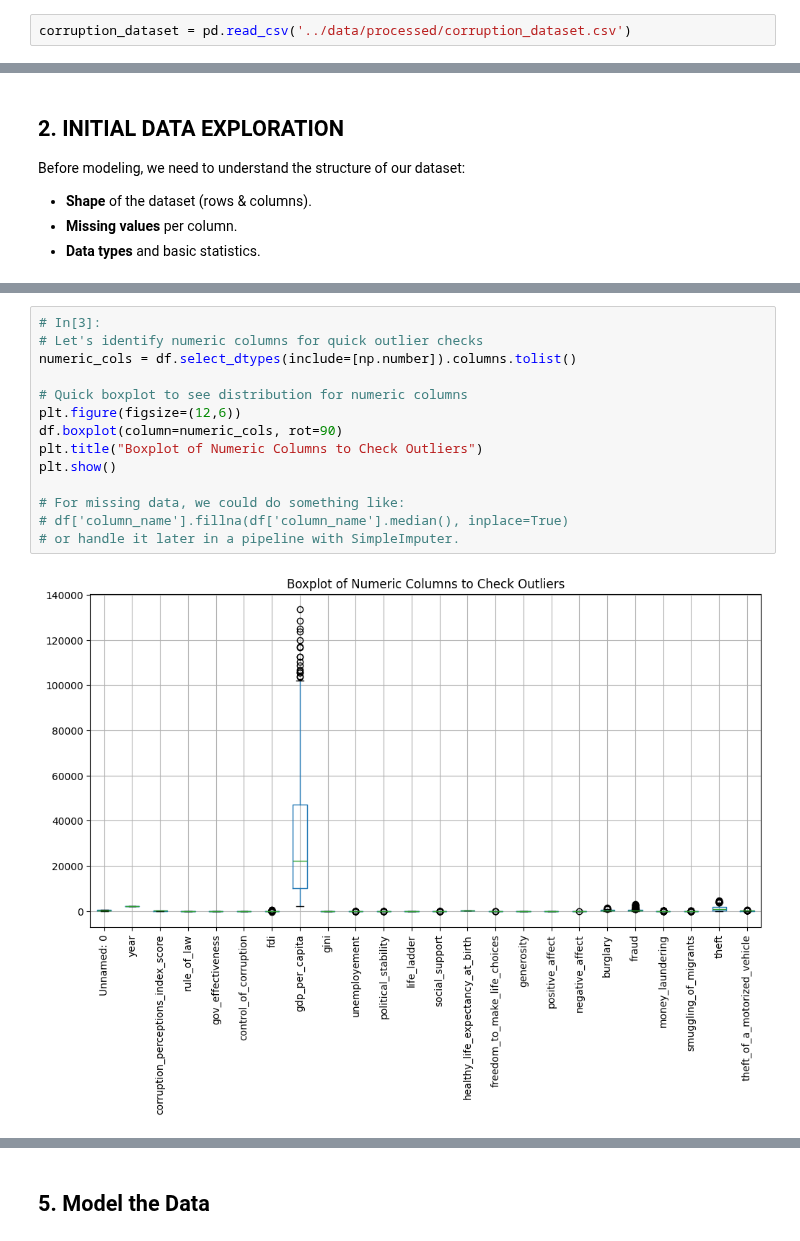
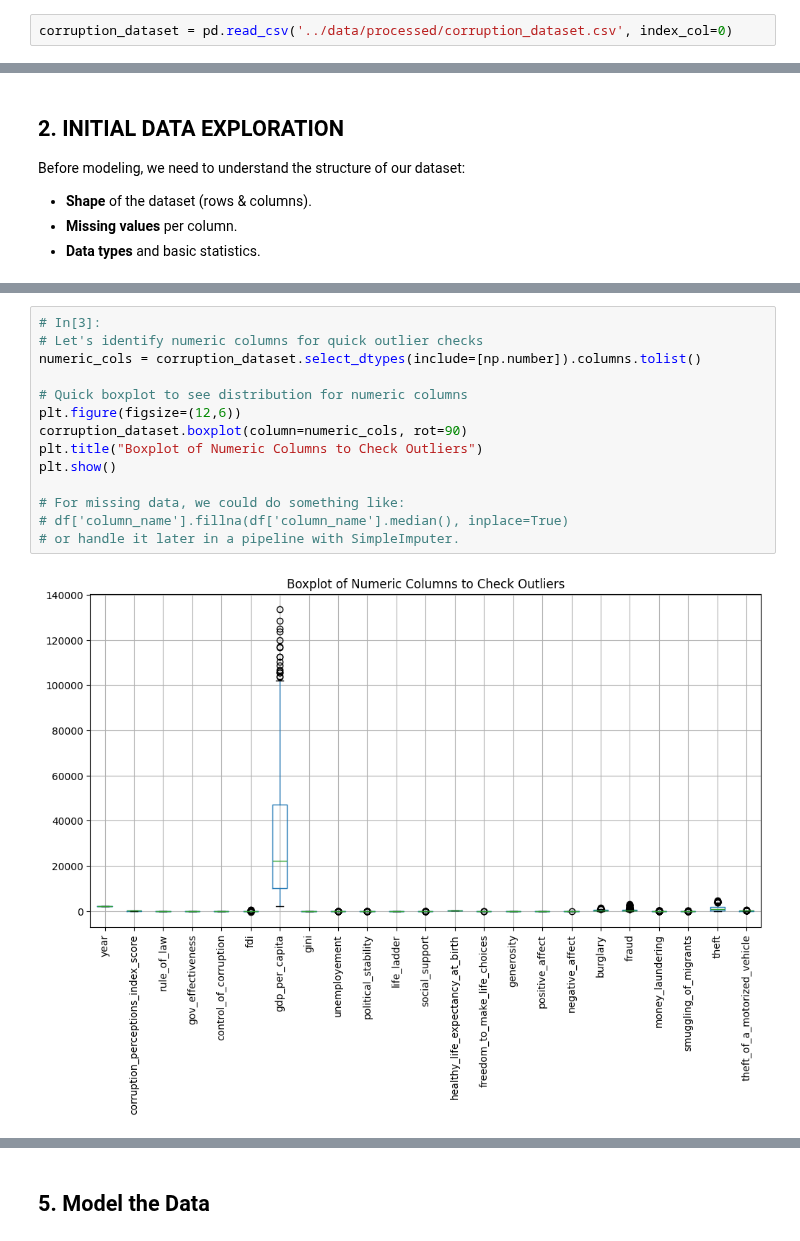
Before and after one commit to gonlyplease/corruption_analysis_europe, a Jupyter notebook: notebooks/corruption_analyses.ipynb, the cells around one changed output, grey strips where cells are left out. Drawn from its saved outputs; the diff is of its cells as text.

```diff
--- a/notebooks/corruption_analyses.ipynb
+++ b/notebooks/corruption_analyses.ipynb
@@ -988,7 +1126,7 @@ merged_df.to_csv('../data/processed/corruption_dataset.csv')
 # %% [markdown]
 ### 3.3 Load combined Dataset and handle missing values
 # %%
-corruption_dataset = pd.read_csv('../data/processed/corruption_dataset.csv')
+corruption_dataset = pd.read_csv('../data/processed/corruption_dataset.csv', index_col=0)
 # %%
 
 # Missing Values Per Feature
@@ -1113,19 +1237,19 @@ dtype: int64
 # %%
 # In[3]:
 # Let's identify numeric columns for quick outlier checks
-numeric_cols = df.select_dtypes(include=[np.number]).columns.tolist()
+numeric_cols = corruption_dataset.select_dtypes(include=[np.number]).columns.tolist()
 
 # Quick boxplot to see distribution for numeric columns
 plt.figure(figsize=(12,6))
-df.boxplot(column=numeric_cols, rot=90)
+corruption_dataset.boxplot(column=numeric_cols, rot=90)
 plt.title("Boxplot of Numeric Columns to Check Outliers")
 plt.show()
 
 # For missing data, we could do something like:
 # df['column_name'].fillna(df['column_name'].median(), inplace=True)
 # or handle it later in a pipeline with SimpleImputer.
 # %% [output]
-[figure, old version]
+[figure, new version]
 # %%
 # In[4]:
 # Correlation matrix
```
Also changed, not shown: parts of 33 cells of this notebook, 4 other files.
